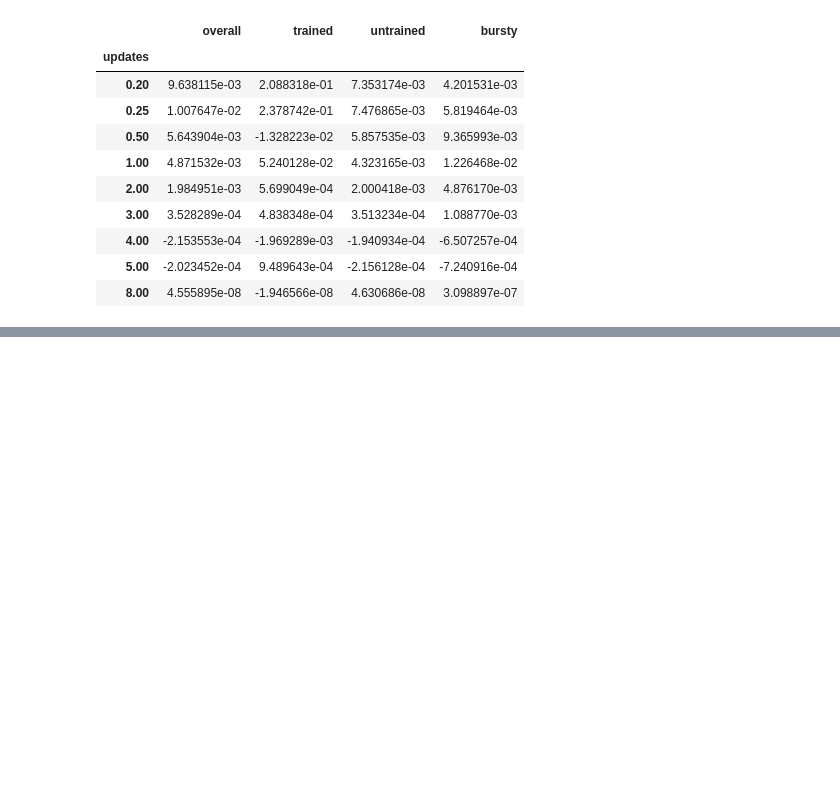
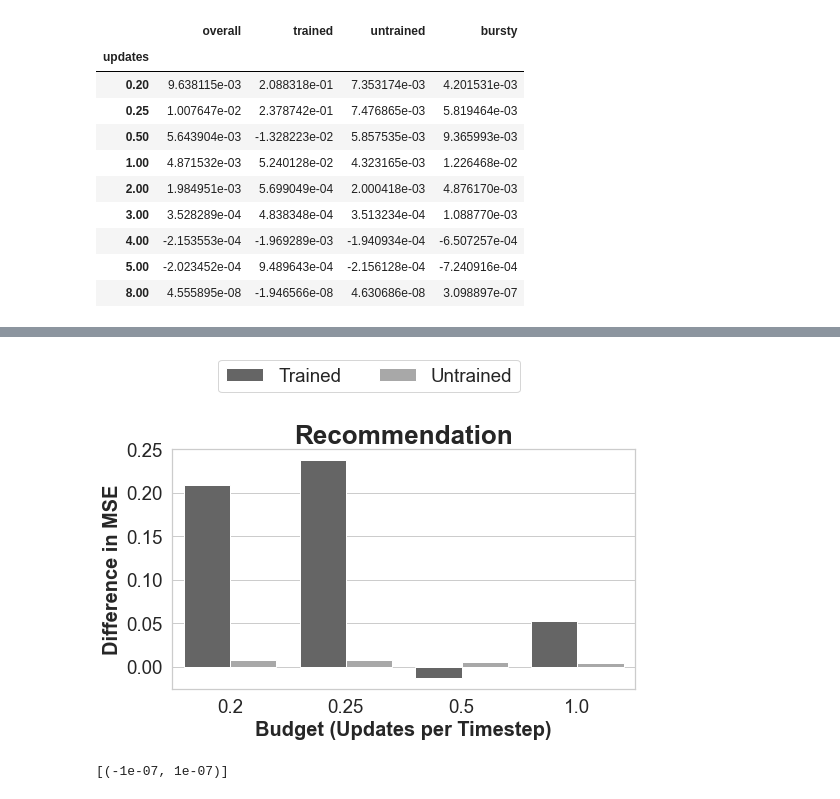
Before and after one commit to feature-store/experiments, a Jupyter notebook: nb/1026_Findings.ipynb, the cells around one changed output, grey strips where cells are left out. Drawn from its saved outputs; the diff is of its cells as text; code cells hidden in the pictures; blank space fills up the shorter version.

```diff
--- a/nb/1026_Findings.ipynb
+++ b/nb/1026_Findings.ipynb
@@ -113,0 +236,14 @@ conclusion_df
+# %%
+fig, axes = plt.subplots(1, 1, figsize=(8,5))
+
+g0 = sns.barplot(data=trimmed_df, x="updates", y="mse", hue="trained", palette=hue_colors)
+axes.set(title="Recommendation", xlabel="Budget (Updates per Timestep)",  ylabel="MSE")
+axes.set_xlabel("Budget (Updates per Timestep)", fontsize=20, fontweight="bold")
+axes.set_ylabel("Difference in MSE", fontsize=20, fontweight="bold")
+axes.set_title("Recommendation", fontsize=26, fontweight="bold")
+g0.legend_.remove()
+handles, labels = axes.get_legend_handles_labels()
+fig.legend(handles, labels, loc="lower center", ncol=len(labels), bbox_to_anchor=(0.5, 1))
+fig.tight_layout()
+# %% [output]
+[figure, added]
@@ -113,0 +254,4 @@ conclusion_df
+# %%
+axes.set(ylim=(-.0000001, .0000001))
+# %% [output]
+[(-1e-07, 1e-07)]
```
Also changed, not shown: parts of 11 cells of this notebook.
